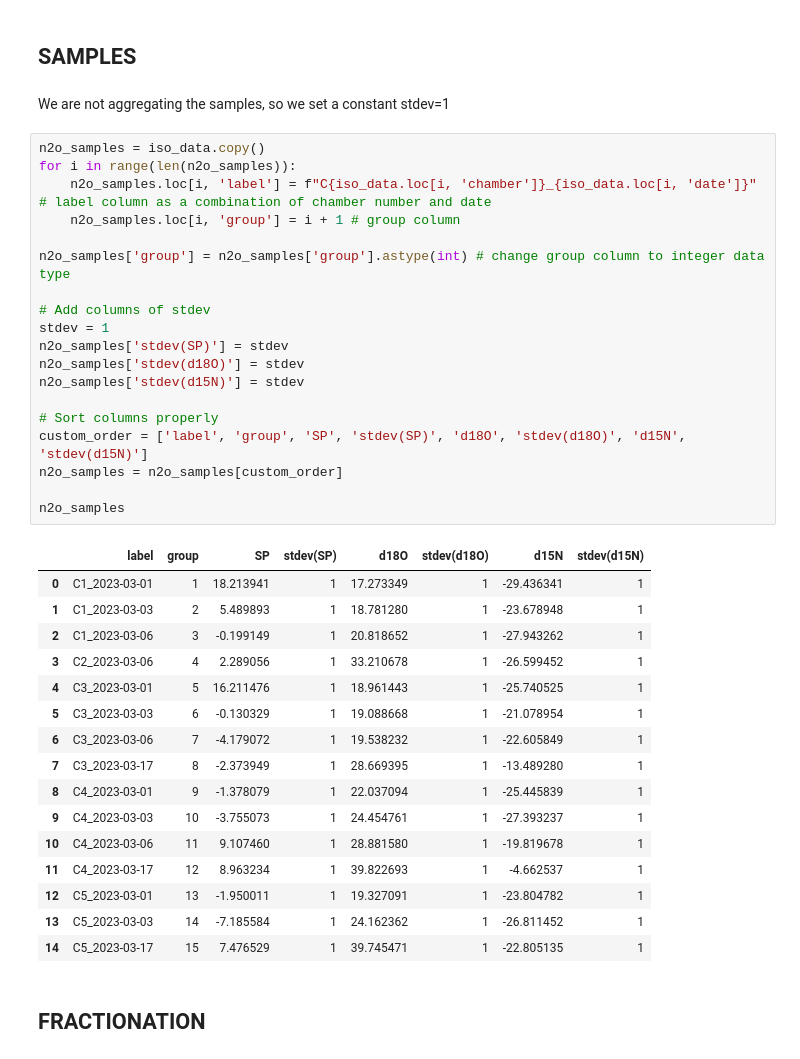
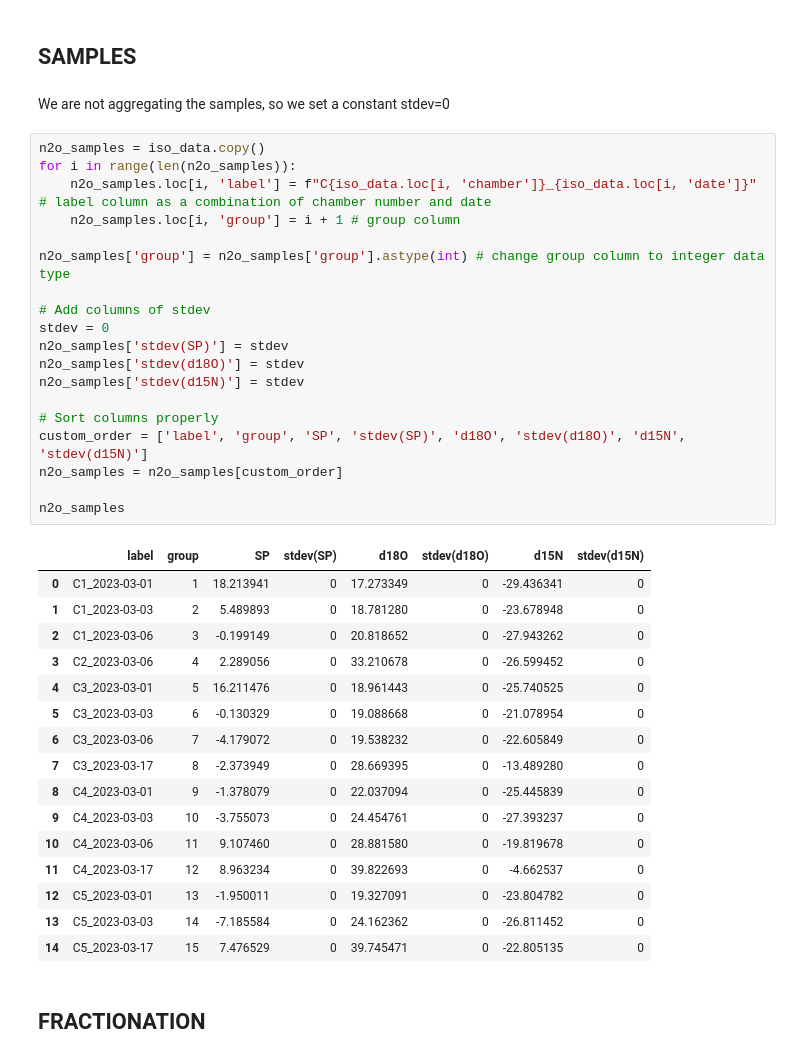
Before and after one commit to fabioturc/n2o-wheat-drivers-sources, a Jupyter notebook: notebooks/SOURCES_01_prep_inputs_FRAME.ipynb, the cells around one changed output. Drawn from its saved outputs; the diff is of its cells as text.

```diff
--- a/notebooks/SOURCES_01_prep_inputs_FRAME.ipynb
+++ b/notebooks/SOURCES_01_prep_inputs_FRAME.ipynb
@@ -134,43 +134,43 @@ sources_df
 # %% [markdown]
 ## SAMPLES
 # %% [markdown]
-We are not aggregating the samples, so we set a constant stdev=1
+We are not aggregating the samples, so we set a constant stdev=0
 # %%
 n2o_samples = iso_data.copy()
 for i in range(len(n2o_samples)):
     n2o_samples.loc[i, 'label'] = f"C{iso_data.loc[i, 'chamber']}_{iso_data.loc[i, 'date']}" # label column as a combination of chamber number and date
     n2o_samples.loc[i, 'group'] = i + 1 # group column
 
 n2o_samples['group'] = n2o_samples['group'].astype(int) # change group column to integer data type
 
 # Add columns of stdev
-stdev = 1
+stdev = 0
 n2o_samples['stdev(SP)'] = stdev
 n2o_samples['stdev(d18O)'] = stdev
 n2o_samples['stdev(d15N)'] = stdev
 
 # Sort columns properly
 custom_order = ['label', 'group', 'SP', 'stdev(SP)', 'd18O', 'stdev(d18O)', 'd15N', 'stdev(d15N)']
 n2o_samples = n2o_samples[custom_order]
 
 n2o_samples
 # %% [output]
 |  | label | group | SP | stdev(SP) | d18O | stdev(d18O) | d15N | stdev(d15N) |
-| 0 | C1_2023-03-01 | 1 | 18.213941 | 1 | 17.273349 | 1 | -29.436341 | 1 |
-| 1 | C1_2023-03-03 | 2 | 5.489893 | 1 | 18.781280 | 1 | -23.678948 | 1 |
-| 2 | C1_2023-03-06 | 3 | -0.199149 | 1 | 20.818652 | 1 | -27.943262 | 1 |
-| 3 | C2_2023-03-06 | 4 | 2.289056 | 1 | 33.210678 | 1 | -26.599452 | 1 |
-| 4 | C3_2023-03-01 | 5 | 16.211476 | 1 | 18.961443 | 1 | -25.740525 | 1 |
-| 5 | C3_2023-03-03 | 6 | -0.130329 | 1 | 19.088668 | 1 | -21.078954 | 1 |
-| 6 | C3_2023-03-06 | 7 | -4.179072 | 1 | 19.538232 | 1 | -22.605849 | 1 |
-| 7 | C3_2023-03-17 | 8 | -2.373949 | 1 | 28.669395 | 1 | -13.489280 | 1 |
-| 8 | C4_2023-03-01 | 9 | -1.378079 | 1 | 22.037094 | 1 | -25.445839 | 1 |
-| 9 | C4_2023-03-03 | 10 | -3.755073 | 1 | 24.454761 | 1 | -27.393237 | 1 |
-| 10 | C4_2023-03-06 | 11 | 9.107460 | 1 | 28.881580 | 1 | -19.819678 | 1 |
-| 11 | C4_2023-03-17 | 12 | 8.963234 | 1 | 39.822693 | 1 | -4.662537 | 1 |
-| 12 | C5_2023-03-01 | 13 | -1.950011 | 1 | 19.327091 | 1 | -23.804782 | 1 |
-| 13 | C5_2023-03-03 | 14 | -7.185584 | 1 | 24.162362 | 1 | -26.811452 | 1 |
-| 14 | C5_2023-03-17 | 15 | 7.476529 | 1 | 39.745471 | 1 | -22.805135 | 1 |
+| 0 | C1_2023-03-01 | 1 | 18.213941 | 0 | 17.273349 | 0 | -29.436341 | 0 |
+| 1 | C1_2023-03-03 | 2 | 5.489893 | 0 | 18.781280 | 0 | -23.678948 | 0 |
+| 2 | C1_2023-03-06 | 3 | -0.199149 | 0 | 20.818652 | 0 | -27.943262 | 0 |
+| 3 | C2_2023-03-06 | 4 | 2.289056 | 0 | 33.210678 | 0 | -26.599452 | 0 |
+| 4 | C3_2023-03-01 | 5 | 16.211476 | 0 | 18.961443 | 0 | -25.740525 | 0 |
+| 5 | C3_2023-03-03 | 6 | -0.130329 | 0 | 19.088668 | 0 | -21.078954 | 0 |
+| 6 | C3_2023-03-06 | 7 | -4.179072 | 0 | 19.538232 | 0 | -22.605849 | 0 |
+| 7 | C3_2023-03-17 | 8 | -2.373949 | 0 | 28.669395 | 0 | -13.489280 | 0 |
+| 8 | C4_2023-03-01 | 9 | -1.378079 | 0 | 22.037094 | 0 | -25.445839 | 0 |
+| 9 | C4_2023-03-03 | 10 | -3.755073 | 0 | 24.454761 | 0 | -27.393237 | 0 |
+| 10 | C4_2023-03-06 | 11 | 9.107460 | 0 | 28.881580 | 0 | -19.819678 | 0 |
+| 11 | C4_2023-03-17 | 12 | 8.963234 | 0 | 39.822693 | 0 | -4.662537 | 0 |
+| 12 | C5_2023-03-01 | 13 | -1.950011 | 0 | 19.327091 | 0 | -23.804782 | 0 |
+| 13 | C5_2023-03-03 | 14 | -7.185584 | 0 | 24.162362 | 0 | -26.811452 | 0 |
+| 14 | C5_2023-03-17 | 15 | 7.476529 | 0 | 39.745471 | 0 | -22.805135 | 0 |
 # %% [markdown]
 ## FRACTIONATION
 # %% [markdown]
```
Also changed, not shown: parts of 2 cells of this notebook, 1 other file.
